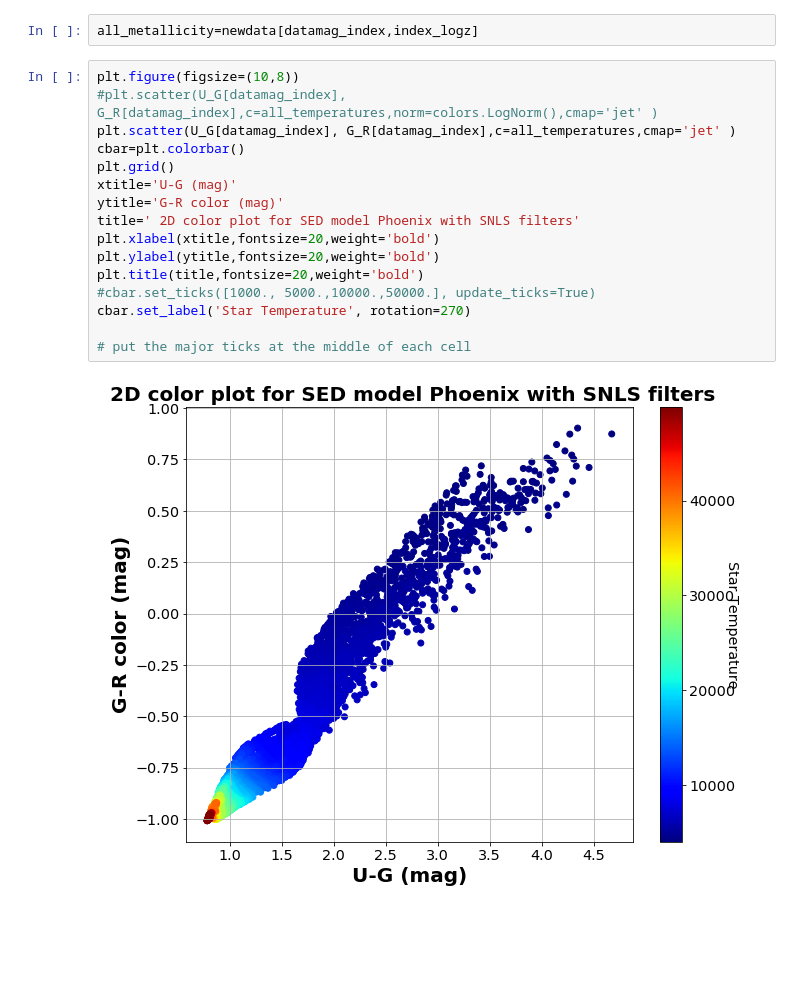
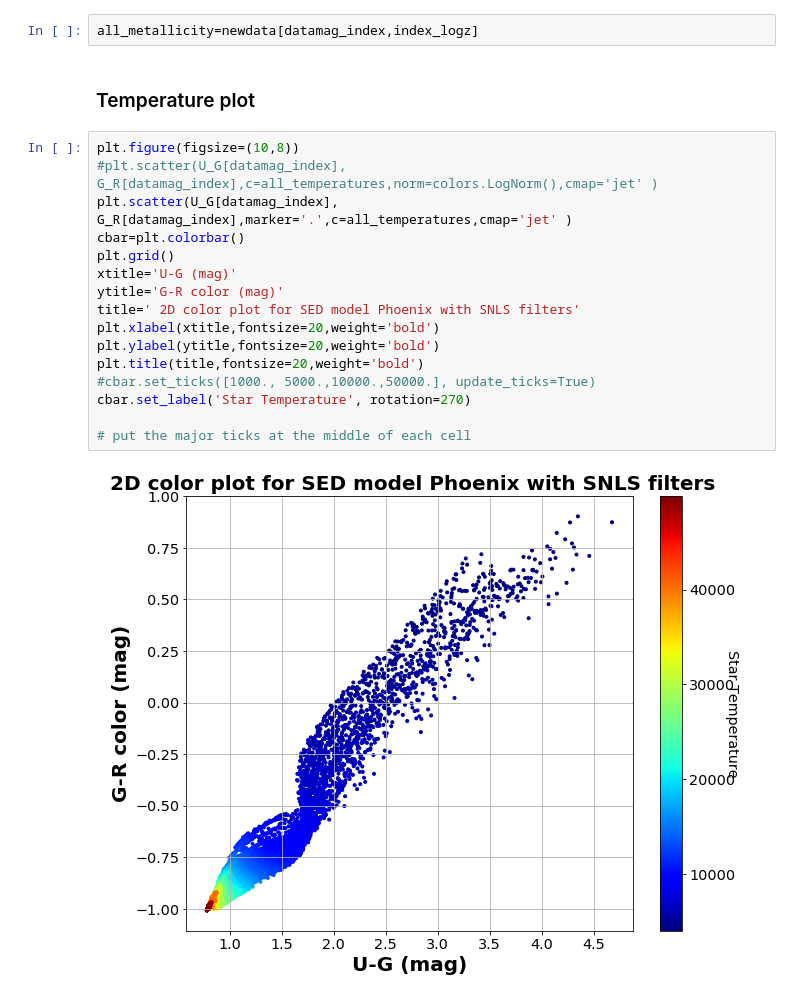
Before and after one commit to sylvielsstfr/PC5AtmStudies, a Jupyter notebook: SNLS/MergeSEDandMAG.ipynb, the cells around one changed output. Saved outputs shown, nothing was run; the diff lists cells and outputs as text; blank space fills up the shorter version.

```diff
--- a/SNLS/MergeSEDandMAG.ipynb
+++ b/SNLS/MergeSEDandMAG.ipynb
@@ -143,21 +138,23 @@ plt.hist(all_temperatures,bins=100);
 all_gravity=newdata[datamag_index,index_logg]
 # %%
 all_metallicity=newdata[datamag_index,index_logz]
+# %% [markdown]
+### Temperature plot
 # %%
 plt.figure(figsize=(10,8))
 #plt.scatter(U_G[datamag_index], G_R[datamag_index],c=all_temperatures,norm=colors.LogNorm(),cmap='jet' )
-plt.scatter(U_G[datamag_index], G_R[datamag_index],c=all_temperatures,cmap='jet' )
+plt.scatter(U_G[datamag_index], G_R[datamag_index],marker='.',c=all_temperatures,cmap='jet' )
 cbar=plt.colorbar()
 plt.grid()
 xtitle='U-G (mag)'
 ytitle='G-R color (mag)'
 title=' 2D color plot for SED model Phoenix with SNLS filters'
 plt.xlabel(xtitle,fontsize=20,weight='bold')
 plt.ylabel(ytitle,fontsize=20,weight='bold')
 plt.title(title,fontsize=20,weight='bold')
 #cbar.set_ticks([1000., 5000.,10000.,50000.], update_ticks=True)
 cbar.set_label('Star Temperature', rotation=270)
 
 # put the major ticks at the middle of each cell
 # %% [output]
-[figure, old version]
+[figure, new version]
```
Also changed, not shown: parts of 12 cells of this notebook.
